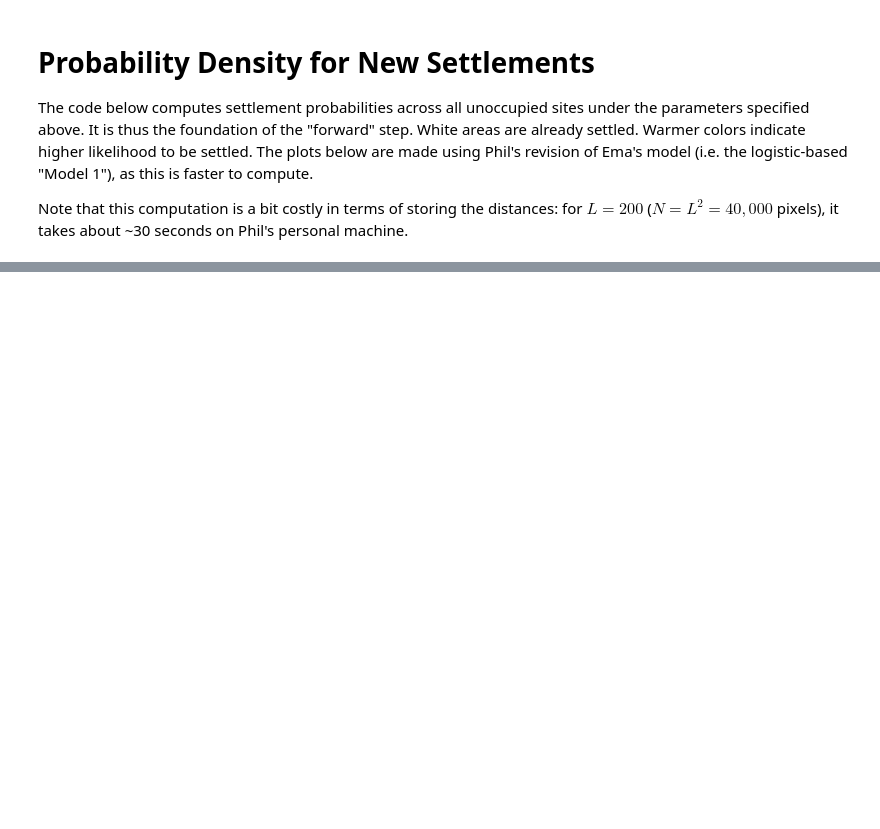
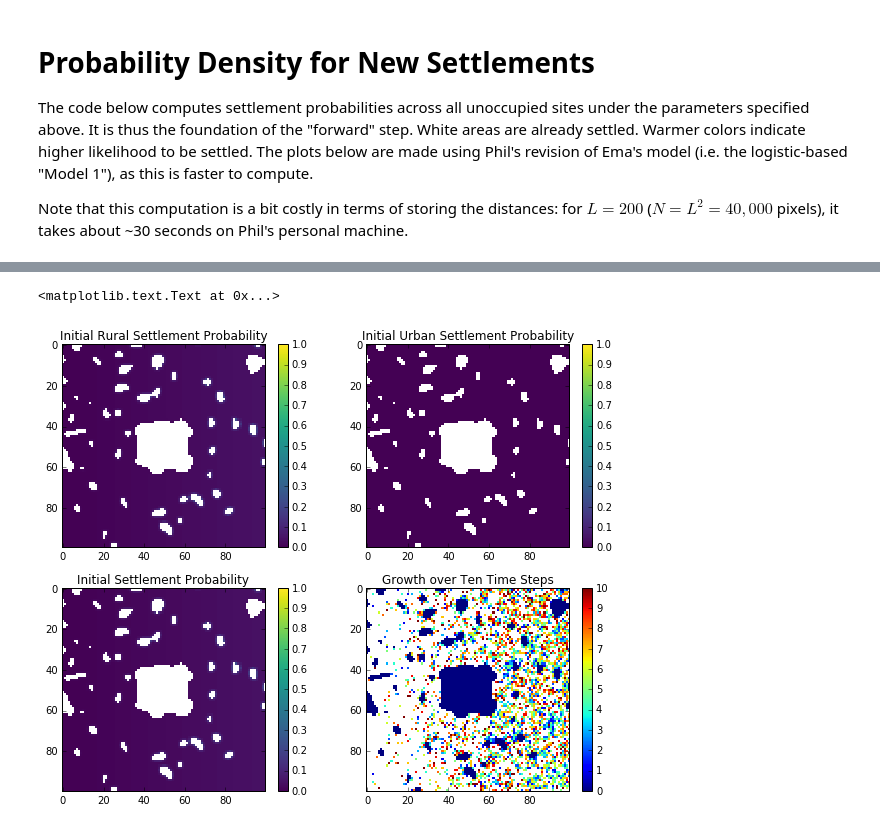
Before and after one commit to adrianalbert/city-simulator, a Jupyter notebook: Scratchwork.ipynb, the cells around one changed output, grey strips where cells are left out. Saved outputs shown, nothing was run; the diff lists cells and outputs as text; code cells hidden in the pictures; blank space fills up the shorter version.

```diff
--- a/Scratchwork.ipynb
+++ b/Scratchwork.ipynb
@@ -61,0 +69,32 @@ densities = m.density(T, pars, use_geo = True)
+# %%
+density_pars = {'vmin' : 0,
+                'vmax' : 1,
+               'interpolation' : 'nearest',
+               'cmap' : 'viridis'}
+
+fig = plt.figure(figsize = (10, 8))
+ax1 = fig.add_subplot(221)
+im = ax1.imshow(densities[0], **density_pars)
+plt.colorbar(im)
+plt.title('Initial Rural Settlement Probability')
+
+ax2 = fig.add_subplot(222)
+im = ax2.imshow(densities[1],**density_pars)
+plt.colorbar(im)
+plt.title('Initial Urban Settlement Probability')
+
+
+ax3 = fig.add_subplot(223)
+im = ax3.imshow(densities[0] + densities[1], **density_pars)
+plt.colorbar(im)
+plt.title('Initial Settlement Probability')
+
+
+ax4 = fig.add_subplot(224)
+im = ax4.imshow(M, interpolation = 'nearest')
+plt.colorbar(im)
+
+plt.title('Growth over Ten Time Steps')
+# %% [output]
+<matplotlib.text.Text at 0x...>
+[figure, added]
```
Also changed, not shown: parts of 9 cells of this notebook, 1 other file.
